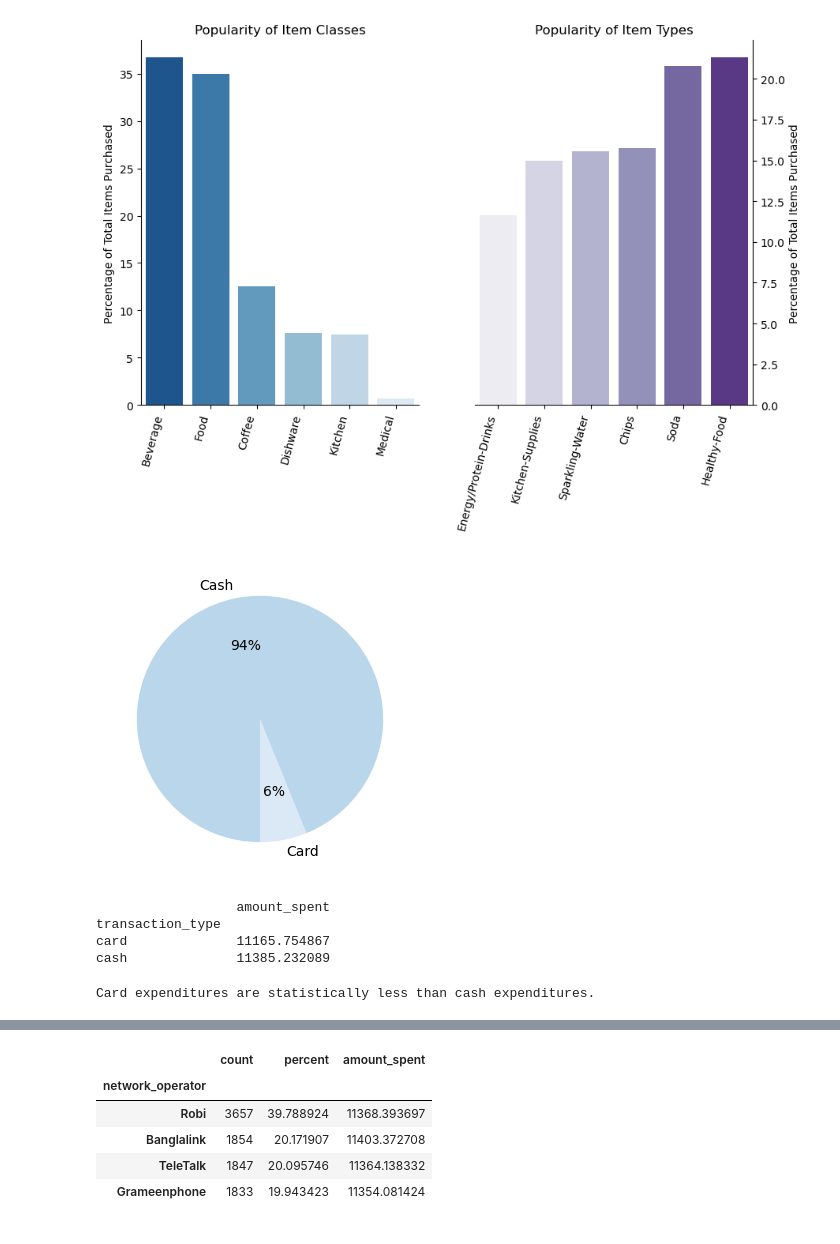
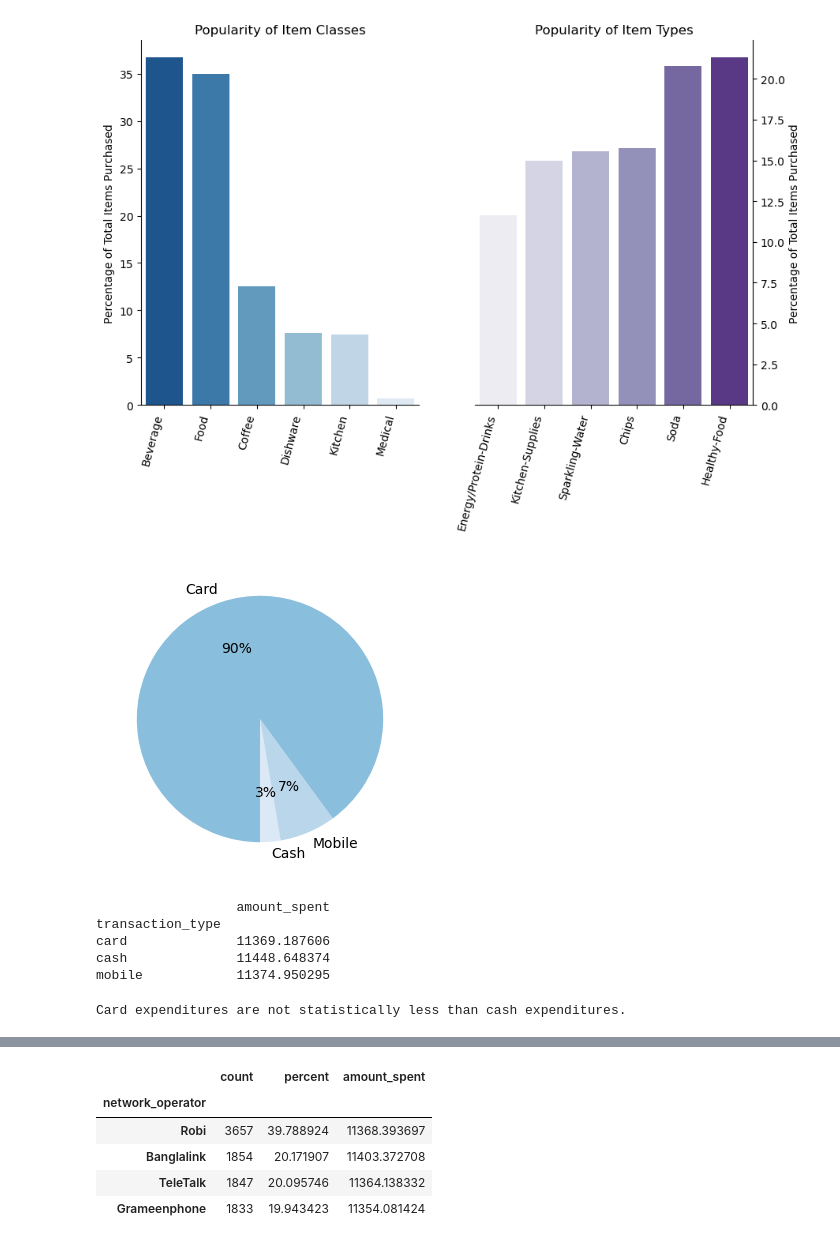
Before and after one commit to gbgrande2/bangladesh_ecommerce, a Jupyter notebook: analysis.ipynb, the cells around one changed output, grey strips where cells are left out. Saved outputs shown, nothing was run; the diff lists cells and outputs as text; code cells hidden in the pictures.

```diff
--- a/analysis.ipynb
+++ b/analysis.ipynb
@@ -771,7 +744,7 @@ customers_sql = cur.execute(
     JOIN transactions tr
         ON o.payment_key = tr.payment_key
     WHERE year <= 2020
-    GROUP BY c.customer_key
+    GROUP BY o.customer_key
     ORDER BY amount_spent ASC
     """
 )
@@ -1015,31 +991,32 @@ ax1.spines[["top", "left"]].set_visible(False)
 # %%
 # Plot for how many people use cash vs. card
 plt.figure(figsize = (6,4))
 
 plt.pie(
     x = customers_df.groupby(by = "transaction_type")[
         ["total_items_purchased"]
     ].count().sort_values(
         by = "total_items_purchased",
         ascending = True
     )["total_items_purchased"],
-    labels = ["Card", "Cash"],
+    labels = ["Cash", "Mobile", "Card"],
     colors = sns.color_palette("Blues"),
     startangle = 270,
     autopct = "%.0f%%"
 )
 
 plt.show()
 # %% [output]
-[figure, old version]
+[figure, new version]
 # %%
-# Given this information, how much do cash users pay vs. card users on average?
+# Given this information, how much do cash users pay vs. card users and mobile users on average?
 print(customers_df.groupby(by = "transaction_type")[["amount_spent"]].mean())
 # %% [output]
                   amount_spent
 transaction_type
-card              11165.754867
-cash              11385.232089
+card              11369.187606
+cash              11448.648374
+mobile            11374.950295
 # %%
 # Running a test to see if card expenditures are statistical less than cash
 t, p = ss.ttest_ind(
@@ -1055,4 +1032,4 @@ arent = "are not"
 print(f"Card expenditures {are if p < 0.05 else arent} \
 statistically less than cash expenditures.")
 # %% [output]
-Card expenditures are statistically less than cash expenditures.
+Card expenditures are not statistically less than cash expenditures.
```
Also changed, not shown: parts of 9 cells of this notebook.
